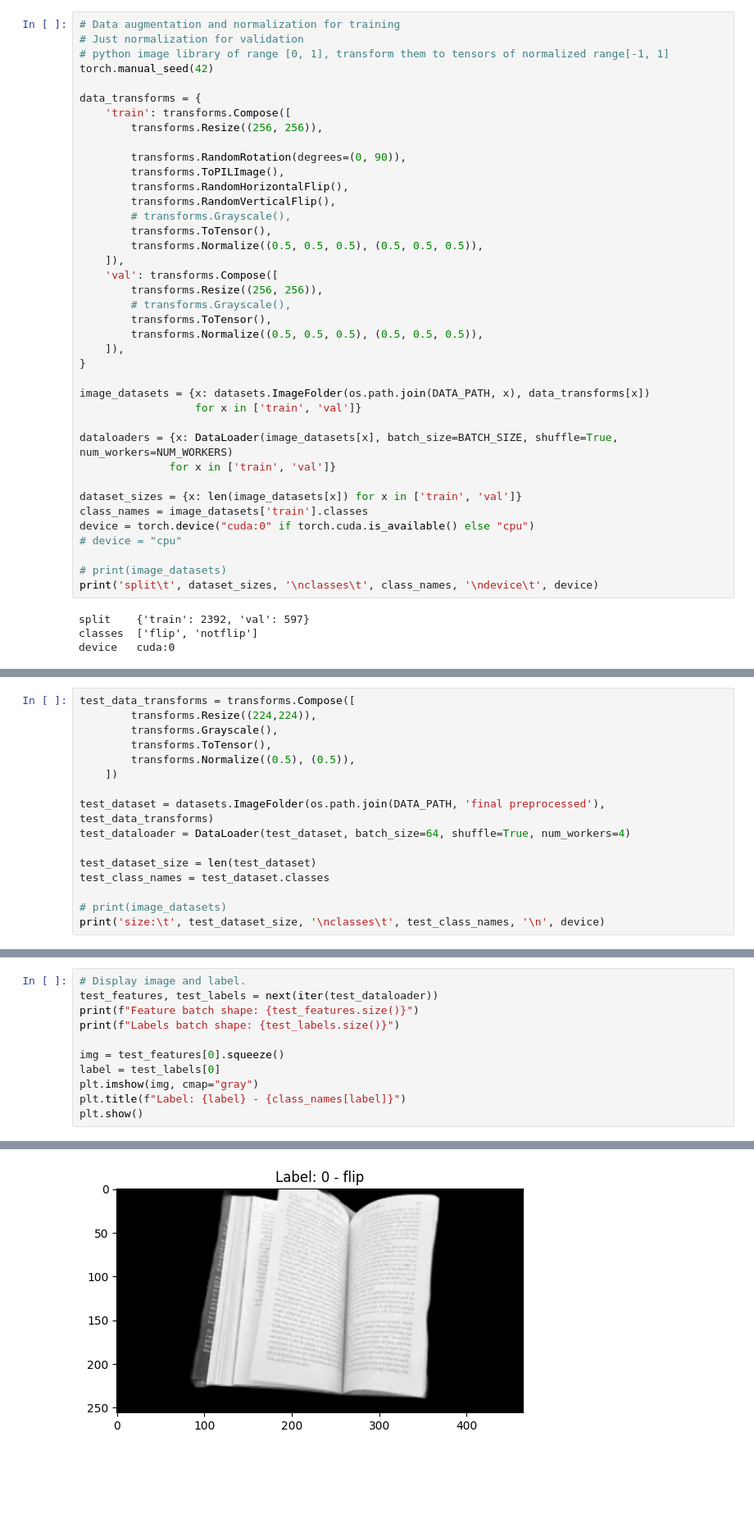
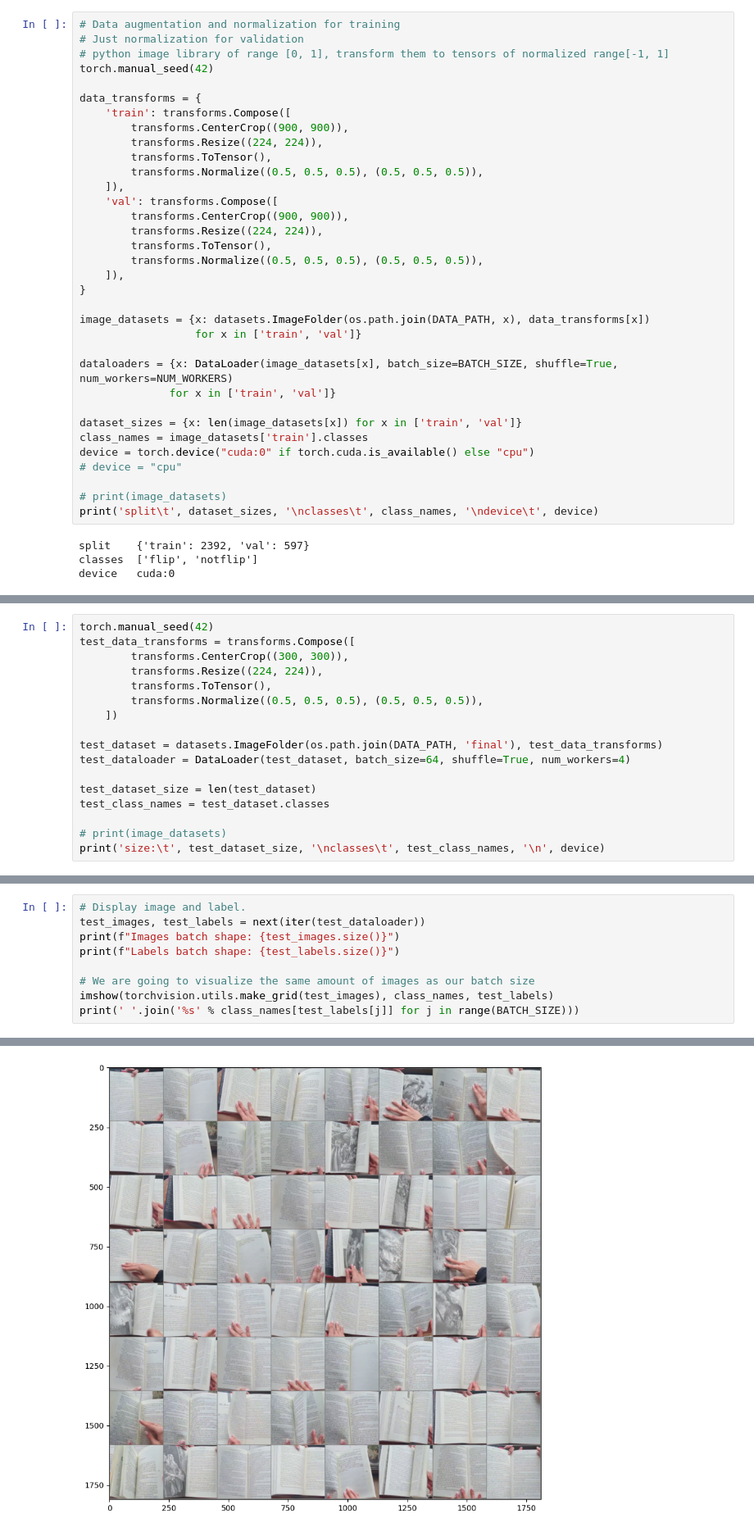
Before and after one commit to AlexandraBinder/MonReader, a Jupyter notebook: main_p4.ipynb, the cells around one changed output, grey strips where cells are left out. Shown at 82% size. Drawn from its saved outputs; the diff is of its cells as text; blank space fills up the shorter version.

```diff
--- a/main_p4.ipynb
+++ b/main_p4.ipynb
@@ -76,19 +81,14 @@ torch.manual_seed(42)
 
 data_transforms = {
     'train': transforms.Compose([
-        transforms.Resize((256, 256)),
-
-        transforms.RandomRotation(degrees=(0, 90)),
-        transforms.ToPILImage(),
-        transforms.RandomHorizontalFlip(),
-        transforms.RandomVerticalFlip(),
-        # transforms.Grayscale(),
+        transforms.CenterCrop((900, 900)),
+        transforms.Resize((224, 224)),
         transforms.ToTensor(),
         transforms.Normalize((0.5, 0.5, 0.5), (0.5, 0.5, 0.5)),
     ]),
     'val': transforms.Compose([
-        transforms.Resize((256, 256)),
-        # transforms.Grayscale(),
+        transforms.CenterCrop((900, 900)),
+        transforms.Resize((224, 224)),
         transforms.ToTensor(),
         transforms.Normalize((0.5, 0.5, 0.5), (0.5, 0.5, 0.5)),
     ]),
@@ -212,12 +190,13 @@ Net(
 # %%
+torch.manual_seed(42)
 test_data_transforms = transforms.Compose([
-        transforms.Resize((224,224)),
-        transforms.Grayscale(),
+        transforms.CenterCrop((300, 300)),
+        transforms.Resize((224, 224)),
         transforms.ToTensor(),
-        transforms.Normalize((0.5), (0.5)),
+        transforms.Normalize((0.5, 0.5, 0.5), (0.5, 0.5, 0.5)),
     ])
 
-test_dataset = datasets.ImageFolder(os.path.join(DATA_PATH, 'final preprocessed'), test_data_transforms)
+test_dataset = datasets.ImageFolder(os.path.join(DATA_PATH, 'final'), test_data_transforms)
 test_dataloader = DataLoader(test_dataset, batch_size=64, shuffle=True, num_workers=4)
 
 test_dataset_size = len(test_dataset)
@@ -231,13 +210,11 @@ classes  ['flip', 'no flip']
  cuda:0
 # %%
 # Display image and label.
-test_features, test_labels = next(iter(test_dataloader))
-print(f"Feature batch shape: {test_features.size()}")
+test_images, test_labels = next(iter(test_dataloader))
+print(f"Images batch shape: {test_images.size()}")
 print(f"Labels batch shape: {test_labels.size()}")
 
-img = test_features[0].squeeze()
-label = test_labels[0]
-plt.imshow(img, cmap="gray")
-plt.title(f"Label: {label} - {class_names[label]}")
-plt.show()
+# We are going to visualize the same amount of images as our batch size
+imshow(torchvision.utils.make_grid(test_images), class_names, test_labels)
+print(' '.join('%s' % class_names[test_labels[j]] for j in range(BATCH_SIZE)))
 # %% [output]
@@ -245,2 +222,2 @@ Feature batch shape: torch.Size([64, 1, 256, 465])
 Labels batch shape: torch.Size([64])
-[figure, old version]
+[figure, new version]
```
Also changed, not shown: parts of 14 cells of this notebook, 1 other file.
